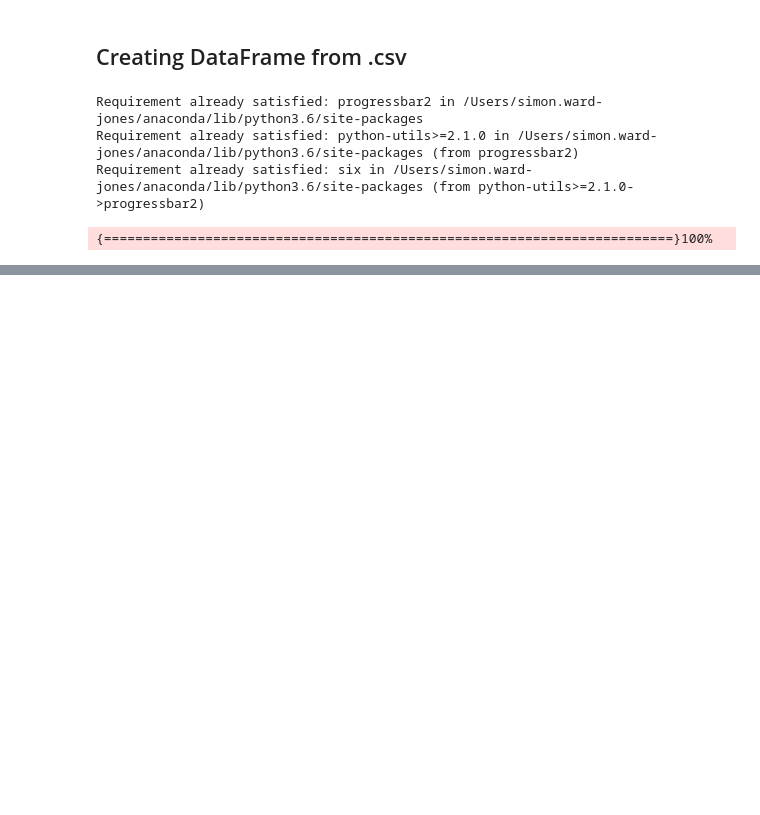
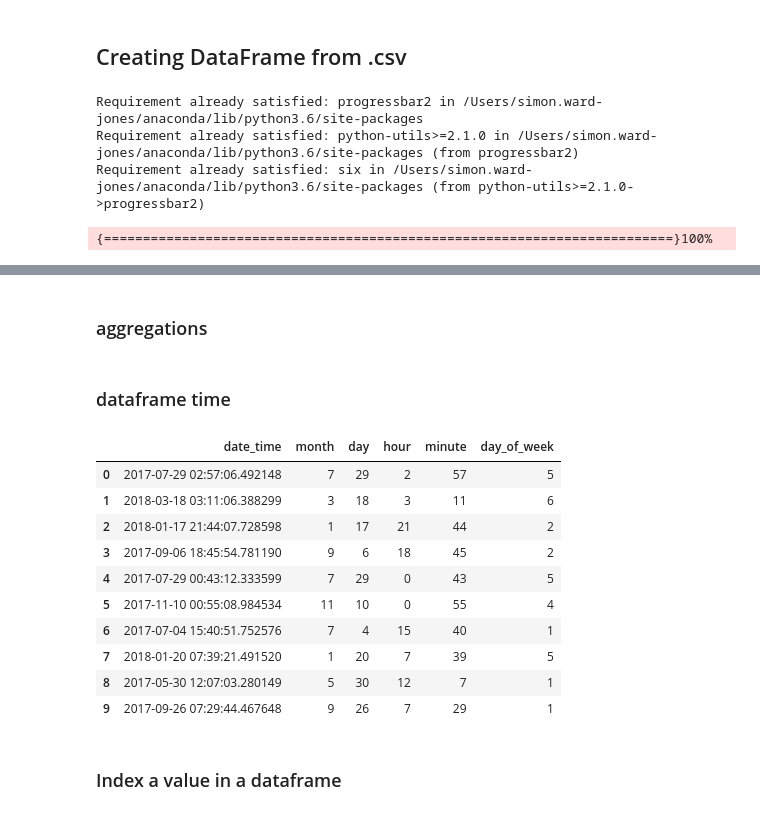
Before and after one commit to simonwardjones/forget-code, a Jupyter notebook: Python/learnPandas.ipynb, the cells around one changed output, grey strips where cells are left out. Drawn from its saved outputs; the diff is of its cells as text; code cells hidden in the pictures; blank space fills up the shorter version.

Commit message:
adding python snippets from other collection, move pandas into learnPandas

```diff
--- a/Python/learnPandas.ipynb
+++ b/Python/learnPandas.ipynb
@@ -359,0 +456,2 @@ for i in bar(range(800000)):
+# %% [markdown]
+### aggregations
@@ -359,0 +507,50 @@ for i in bar(range(800000)):
+# %% [markdown]
+### dataframe time
+# %%
+"""
+Section:
+    Pandas
+
+Author:
+    Simon Ward-Jones
+
+Description:
+    Dataframe datetime
+
+Tags:
+    pandas , datetime, timestamp
+"""
+import pandas as pd
+import numpy as np
+import random
+from datetime import datetime
+from dateutil.relativedelta import relativedelta
+
+# First we create example dataframe
+r = random.Random(12)
+
+
+def generate_random_date_in_last_year():
+    return (datetime.now() - relativedelta(days=365 * random.random()))
+
+
+dataframe = pd.DataFrame({
+    "date_time": [generate_random_date_in_last_year() for _ in range(10)]})
+dataframe['month']       = dataframe.date_time.dt.month
+dataframe['day']         = dataframe.date_time.dt.day
+dataframe['hour']        = dataframe.date_time.dt.hour
+dataframe['minute']      = dataframe.date_time.dt.minute
+dataframe['day_of_week'] = dataframe.date_time.dt.dayofweek
+dataframe
+# %% [output]
+|  | date_time | month | day | hour | minute | day_of_week |
+| 0 | 2017-07-29 02:57:06.492148 | 7 | 29 | 2 | 57 | 5 |
+| 1 | 2018-03-18 03:11:06.388299 | 3 | 18 | 3 | 11 | 6 |
+| 2 | 2018-01-17 21:44:07.728598 | 1 | 17 | 21 | 44 | 2 |
+| 3 | 2017-09-06 18:45:54.781190 | 9 | 6 | 18 | 45 | 2 |
+| 4 | 2017-07-29 00:43:12.333599 | 7 | 29 | 0 | 43 | 5 |
+| 5 | 2017-11-10 00:55:08.984534 | 11 | 10 | 0 | 55 | 4 |
+| 6 | 2017-07-04 15:40:51.752576 | 7 | 4 | 15 | 40 | 1 |
+| 7 | 2018-01-20 07:39:21.491520 | 1 | 20 | 7 | 39 | 5 |
+| 8 | 2017-05-30 12:07:03.280149 | 5 | 30 | 12 | 7 | 1 |
+| 9 | 2017-09-26 07:29:44.467648 | 9 | 26 | 7 | 29 | 1 |
@@ -359,0 +559,2 @@ for i in bar(range(800000)):
+# %% [markdown]
+### Index a value in a dataframe
```
Also changed, not shown: parts of 13 cells of this notebook, 1 other file.
